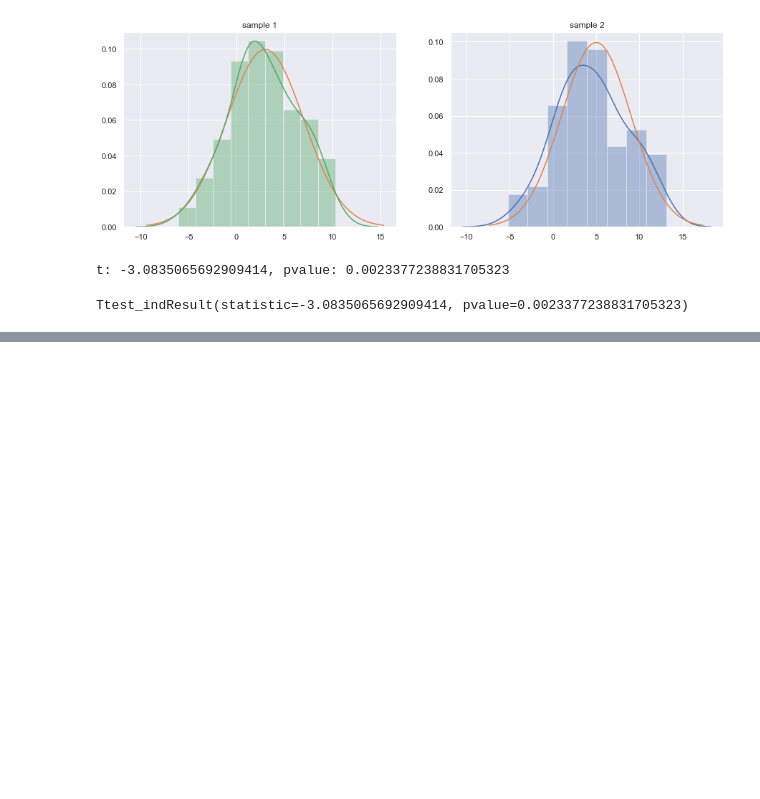
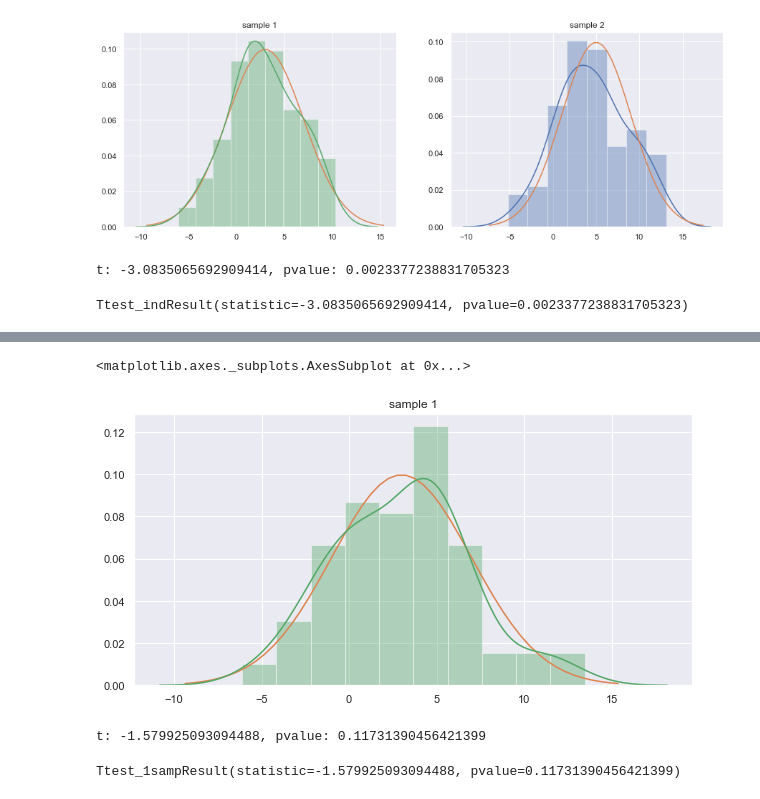
Before and after one commit to normannexo/Mathematics-notebooks, a Jupyter notebook: hypothesis testing.ipynb, the cells around one changed output, grey strips where cells are left out. Saved outputs shown, nothing was run; the diff lists cells and outputs as text; code cells hidden in the pictures; blank space fills up the shorter version.

Commit message:
added one sample test

```diff
--- a/hypothesis testing.ipynb
+++ b/hypothesis testing.ipynb
@@ -68,0 +77,34 @@ Ttest_indResult(statistic=-3.0835065692909414, pvalue=0.0023377238831705323)
+# %%
+#create normally distributed data with same standard deviation
+N = 100
+mu_a = 3
+sigma_a=4
+data_a = np.random.normal(loc=mu_a, scale=sigma_a, size=100)
+
+#define known value
+mu = 3.2
+# %%
+#Visualization
+fig, ax = plt.subplots(1, 1, figsize=[10,5])
+
+range_a = np.linspace(stats.norm.ppf(0.001, mu_a, sigma_a), stats.norm.ppf(0.999, mu_a, sigma_a))
+
+ax.plot(range_a, stats.norm.pdf(range_a, loc=mu_a, scale=sigma_a), color='C1')
+ax.set_title("sample 1")
+
+sns.distplot(data_a, ax=ax, color='C2' )
+# %% [output]
+<matplotlib.axes._subplots.AxesSubplot at 0x...>
+[figure, added]
+# %%
+#calculate t-statistics from scratch
+t = (np.mean(data_a) - mu)/(np.sqrt(np.var(data_a,ddof=1)/N))
+pvalue = stats.t.cdf(t, df=(N-1))*2
+print("t: {}, pvalue: {}".format(t, pvalue))
+# %% [output]
+t: -1.579925093094488, pvalue: 0.11731390456421399
+# %%
+#calculate with scipy stats
+stats.ttest_1samp(data_a,popmean=mu)
+# %% [output]
+Ttest_1sampResult(statistic=-1.579925093094488, pvalue=0.11731390456421399)
```
Also changed, not shown: parts of 4 cells of this notebook.
